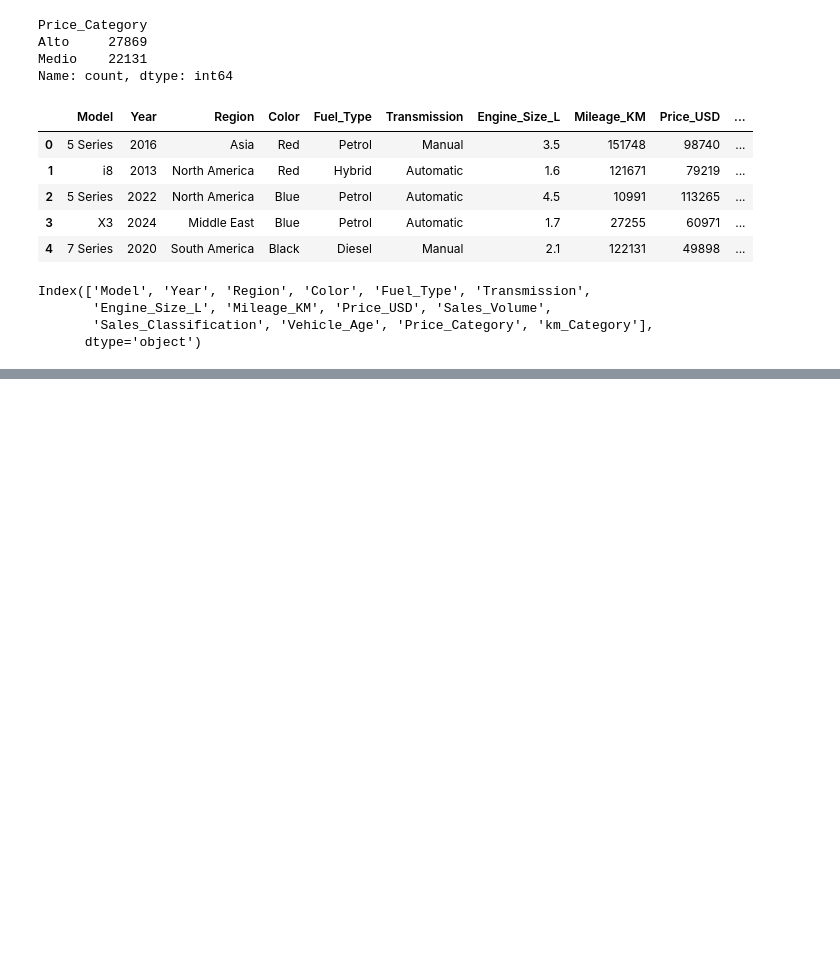
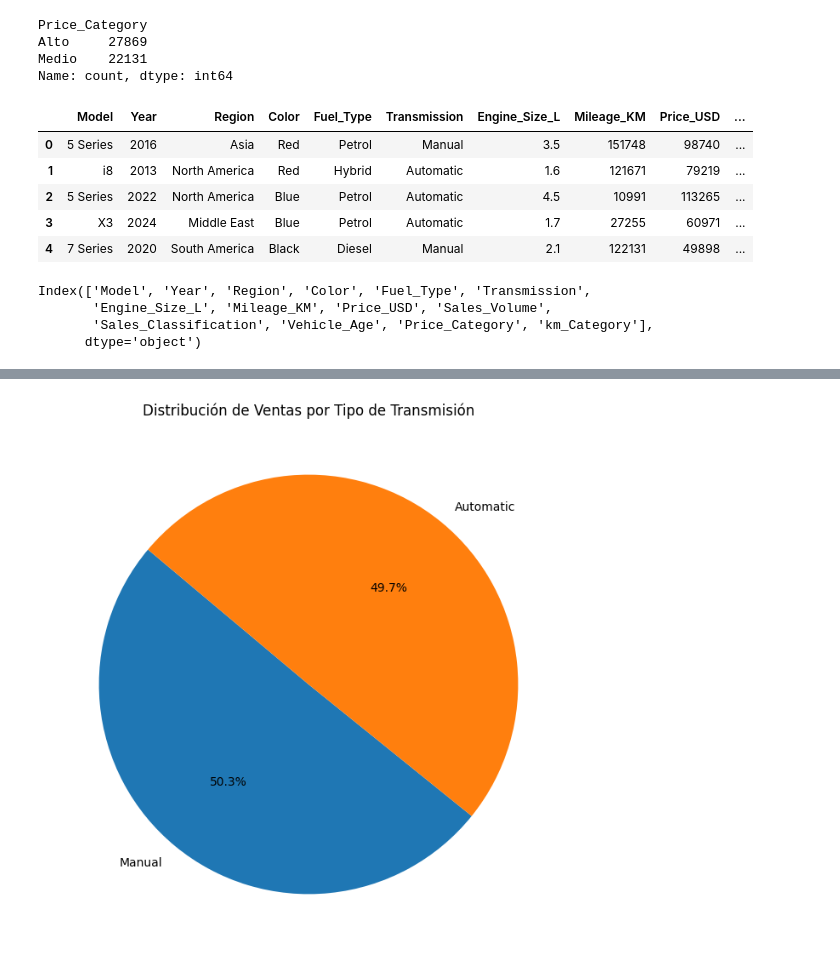
Before and after one commit to josuemarinab/bmw_analysis, a Jupyter notebook: modelo_bmw.ipynb, the cells around one changed output, grey strips where cells are left out. Saved outputs shown, nothing was run; the diff lists cells and outputs as text; code cells hidden in the pictures; blank space fills up the shorter version.

```diff
--- a/modelo_bmw.ipynb
+++ b/modelo_bmw.ipynb
@@ -320,0 +413,11 @@ Index(['Model', 'Year', 'Region', 'Color', 'Fuel_Type', 'Transmission',
+# %%
+# Distribución por transmisión
+# crear grafica pie chart de distribución de precios
+transmission_counts = df_bmw['Transmission'].value_counts()
+plt.figure(figsize=(8,8))
+transmission_counts.plot.pie(autopct='%1.1f%%', startangle=140)
+plt.title("Distribución de Ventas por Tipo de Transmisión")
+plt.ylabel("")
+plt.show()
+# %% [output]
+[figure, added]
```
Also changed, not shown: parts of 9 cells of this notebook.
